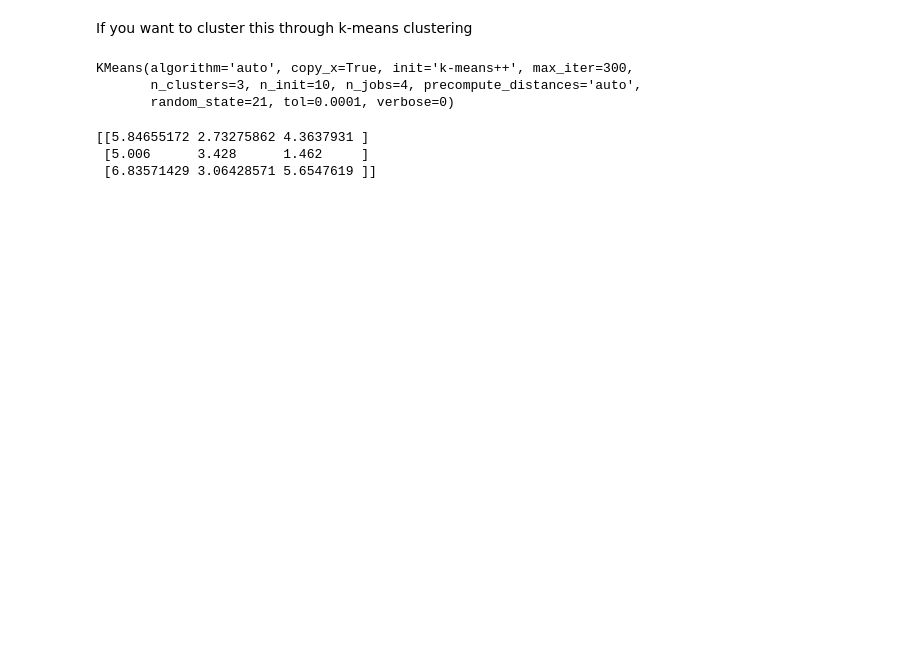
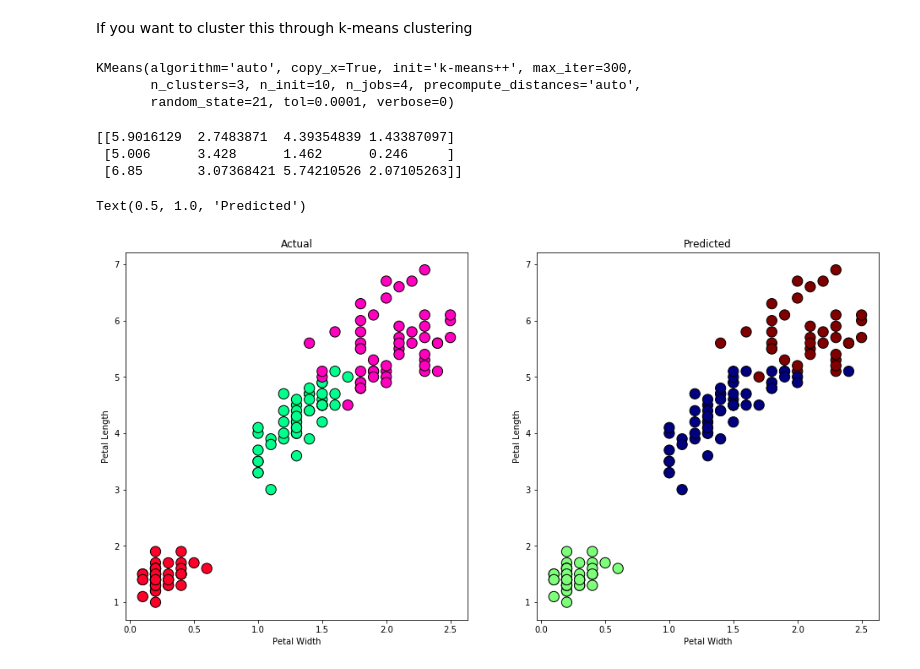
Before and after one commit to chaitanya2334/jupyter-tutorial, a Jupyter notebook: Tutorial_with_iris.ipynb, the cells around one changed output. Drawn from its saved outputs; the diff is of its cells as text; code cells hidden in the pictures; blank space fills up the shorter version.

```diff
--- a/Tutorial_with_iris.ipynb
+++ b/Tutorial_with_iris.ipynb
@@ -62,7 +63,7 @@ If you want to cluster this through k-means clustering
 # %%
 from sklearn.cluster import KMeans
 km = KMeans(n_clusters = 3, n_jobs = 4, random_state=21)
-mat = df.iloc[:, :3].to_numpy()
+mat = df.iloc[:, :4].to_numpy()
 km.fit(mat)
 # %% [output]
 KMeans(algorithm='auto', copy_x=True, init='k-means++', max_iter=300,
@@ -72,23 +73,27 @@ KMeans(algorithm='auto', copy_x=True, init='k-means++', max_iter=300,
 centers = km.cluster_centers_
 print(centers)
 # %% [output]
-[[5.84655172 2.73275862 4.3637931 ]
- [5.006      3.428      1.462     ]
- [6.83571429 3.06428571 5.6547619 ]]
+[[5.9016129  2.7483871  4.39354839 1.43387097]
+ [5.006      3.428      1.462      0.246     ]
+ [6.85       3.07368421 5.74210526 2.07105263]]
 # %%
 #this will tell us to which cluster does the data observations belong.
 new_labels = km.labels_
 # Plot the identified clusters and compare with the answers
-fig, axes = plt.subplots(1, 2, figsize=(16,8))
-axes[0].scatter(mat[:, ], mat[:, 3], c=y, cmap='gist_rainbow',
+fig, (ax1, ax2) = plt.subplots(1, 2, figsize=(16,8))
+
+ax1.scatter(mat[:, 3], mat[:, 2], c=df['Target'], cmap='gist_rainbow',
 edgecolor='k', s=150)
-axes[1].scatter(mat[:, 2], mat[:, 3], c=new_labels, cmap='jet',
+ax2.scatter(mat[:, 3], mat[:, 2], c=new_labels, cmap='jet',
 edgecolor='k', s=150)
-axes[0].set_xlabel('Petal Width', fontsize=18)
-axes[0].set_ylabel('Petal Length', fontsize=18)
-axes[1].set_xlabel('Petal Width', fontsize=18)
-axes[1].set_ylabel('Petal Length', fontsize=18)
-axes[0].tick_params(direction='in', length=10, width=5, colors='k', labelsize=20)
-axes[1].tick_params(direction='in', length=10, width=5, colors='k', labelsize=20)
-axes[0].set_title('Actual', fontsize=18)
-axes[1].set_title('Predicted', fontsize=18)
+
+ax1.set_xlabel('Petal Width')
+ax1.set_ylabel('Petal Length')
+ax2.set_xlabel('Petal Width')
+ax2.set_ylabel('Petal Length')
+
+ax1.set_title('Actual')
+ax2.set_title('Predicted')
+# %% [output]
+Text(0.5, 1.0, 'Predicted')
+[figure, added]
```
Also changed, not shown: parts of 1 cell of this notebook.
